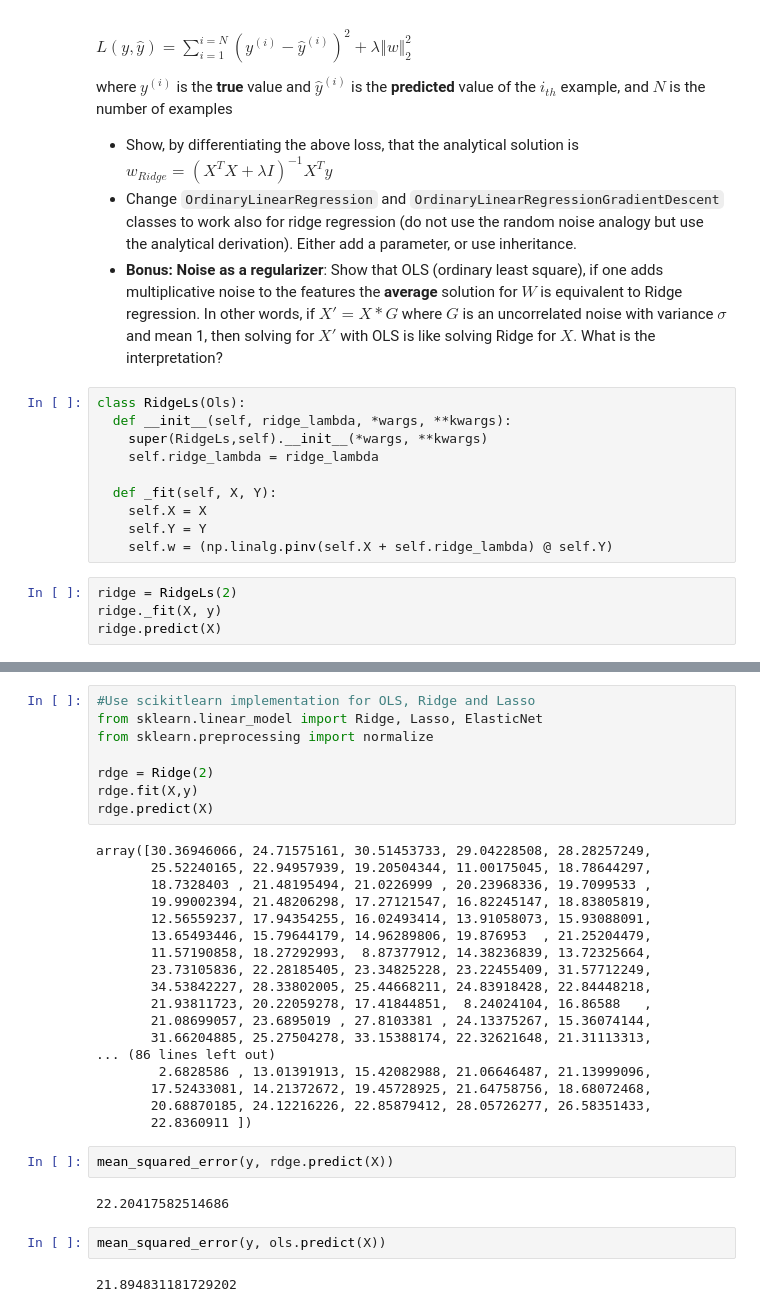
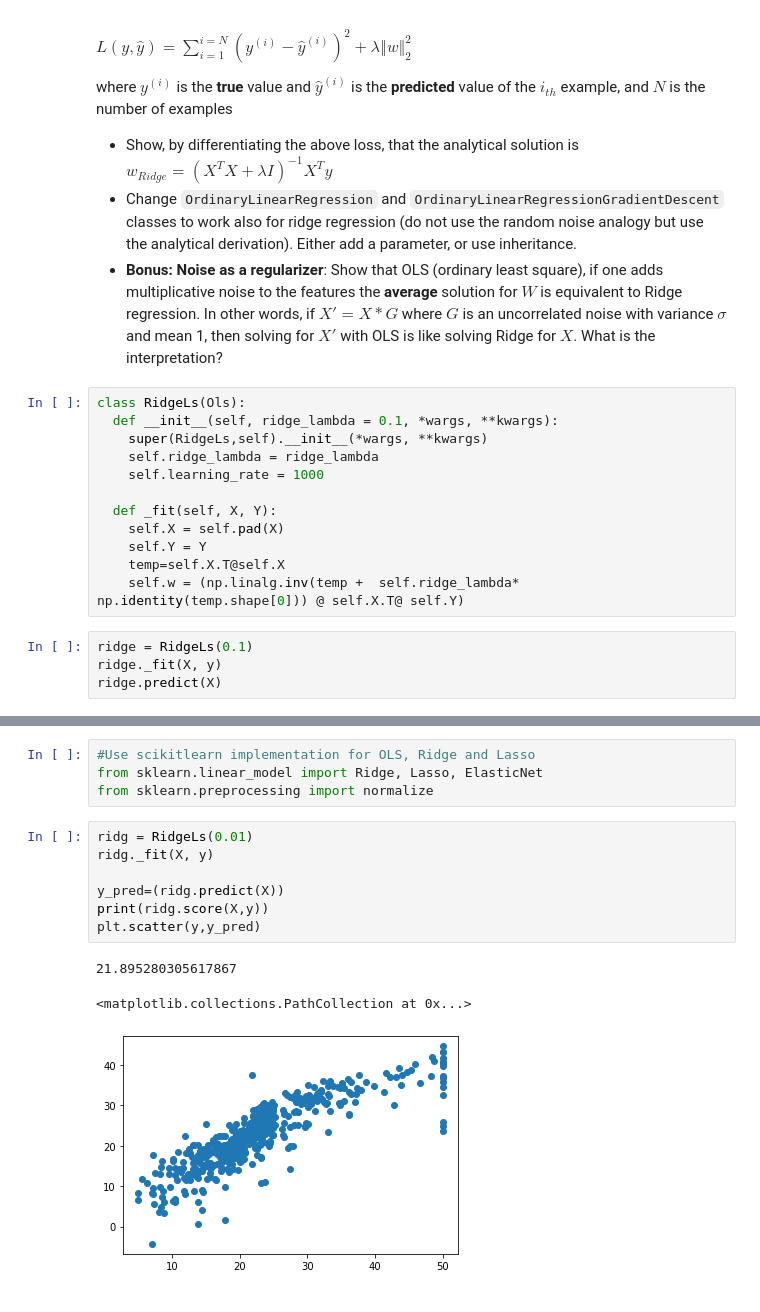
Before and after one commit to Shuaf98/y-data, a Jupyter notebook: ydata_supervised_learning/lecture3_Regression/Shua_Regression_Regularization_Exercise.ipynb, the cells around one changed output, grey strips where cells are left out. Drawn from its saved outputs; the diff is of its cells as text.

```diff
--- a/ydata_supervised_learning/lecture3_Regression/Shua_Regression_Regularization_Exercise.ipynb
+++ b/ydata_supervised_learning/lecture3_Regression/Shua_Regression_Regularization_Exercise.ipynb
@@ -318,16 +342,18 @@ where $y^{(i)}$ is the **true** value and $\hat{y}^{(i)}$ is the **predicted** v
 * **Bonus: Noise as a regularizer**: Show that OLS (ordinary least square), if one adds multiplicative noise to the features the **average** solution for $W$ is equivalent to Ridge regression. In other words, if $X'= X*G$ where $G$ is an uncorrelated noise with variance $\sigma$ and mean 1, then solving for $X'$ with OLS is like solving Ridge for $X$. What is the interpretation?
 # %%
 class RidgeLs(Ols):
-  def __init__(self, ridge_lambda, *wargs, **kwargs):
+  def __init__(self, ridge_lambda = 0.1, *wargs, **kwargs):
     super(RidgeLs,self).__init__(*wargs, **kwargs)
     self.ridge_lambda = ridge_lambda
+    self.learning_rate = 1000
 
   def _fit(self, X, Y):
-    self.X = X
+    self.X = self.pad(X)
     self.Y = Y
-    self.w = (np.linalg.pinv(self.X + self.ridge_lambda) @ self.Y)
+    temp=self.X.T@self.X
+    self.w = (np.linalg.inv(temp +  self.ridge_lambda* np.identity(temp.shape[0])) @ self.X.T@ self.Y)
 # %%
-ridge = RidgeLs(2)
+ridge = RidgeLs(0.1)
 ridge._fit(X, y)
 ridge.predict(X)
 # %% [output]
@@ -336,33 +378,14 @@ ValueError: matmul: Input operand 1 has a mismatch in its core dimension 0, with
 #Use scikitlearn implementation for OLS, Ridge and Lasso
 from sklearn.linear_model import Ridge, Lasso, ElasticNet
 from sklearn.preprocessing import normalize
-
-rdge = Ridge(2)
-rdge.fit(X,y)
-rdge.predict(X)
-# %% [output]
-array([30.36946066, 24.71575161, 30.51453733, 29.04228508, 28.28257249,
-       25.52240165, 22.94957939, 19.20504344, 11.00175045, 18.78644297,
-       18.7328403 , 21.48195494, 21.0226999 , 20.23968336, 19.7099533 ,
-       19.99002394, 21.48206298, 17.27121547, 16.82245147, 18.83805819,
-       12.56559237, 17.94354255, 16.02493414, 13.91058073, 15.93088091,
-       13.65493446, 15.79644179, 14.96289806, 19.876953  , 21.25204479,
-       11.57190858, 18.27292993,  8.87377912, 14.38236839, 13.72325664,
-       23.73105836, 22.28185405, 23.34825228, 23.22455409, 31.57712249,
-       34.53842227, 28.33802005, 25.44668211, 24.83918428, 22.84448218,
-       21.93811723, 20.22059278, 17.41844851,  8.24024104, 16.86588   ,
-       21.08699057, 23.6895019 , 27.8103381 , 24.13375267, 15.36074144,
-       31.66204885, 25.27504278, 33.15388174, 22.32621648, 21.31113313,
-... (86 lines left out)
-        2.6828586 , 13.01391913, 15.42082988, 21.06646487, 21.13999096,
-       17.52433081, 14.21372672, 19.45728925, 21.64758756, 18.68072468,
-       20.68870185, 24.12216226, 22.85879412, 28.05726277, 26.58351433,
-       22.8360911 ])
-# %%
-mean_squared_error(y, rdge.predict(X))
-# %% [output]
-22.20417582514686
-# %%
-mean_squared_error(y, ols.predict(X))
-# %% [output]
-21.894831181729202
+# %%
+ridg = RidgeLs(0.01)
+ridg._fit(X, y)
+
+y_pred=(ridg.predict(X))
+print(ridg.score(X,y))
+plt.scatter(y,y_pred)
+# %% [output]
+21.895280305617867
+<matplotlib.collections.PathCollection at 0x...>
+[figure, added]
```
Also changed, not shown: parts of 14 cells of this notebook, 4 other files.
